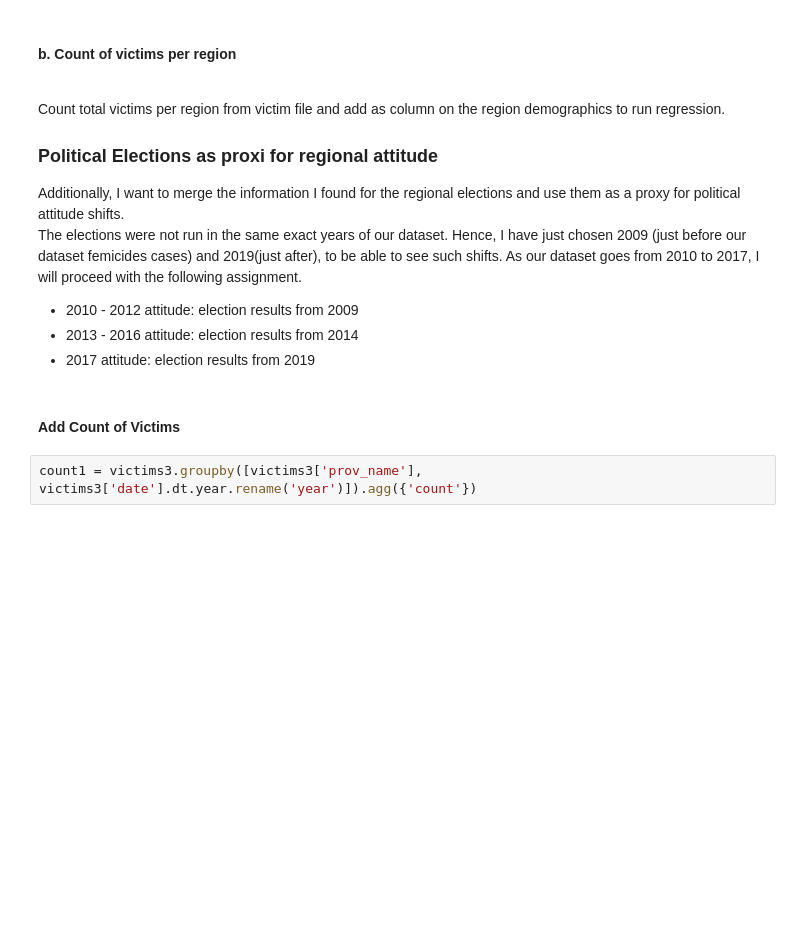
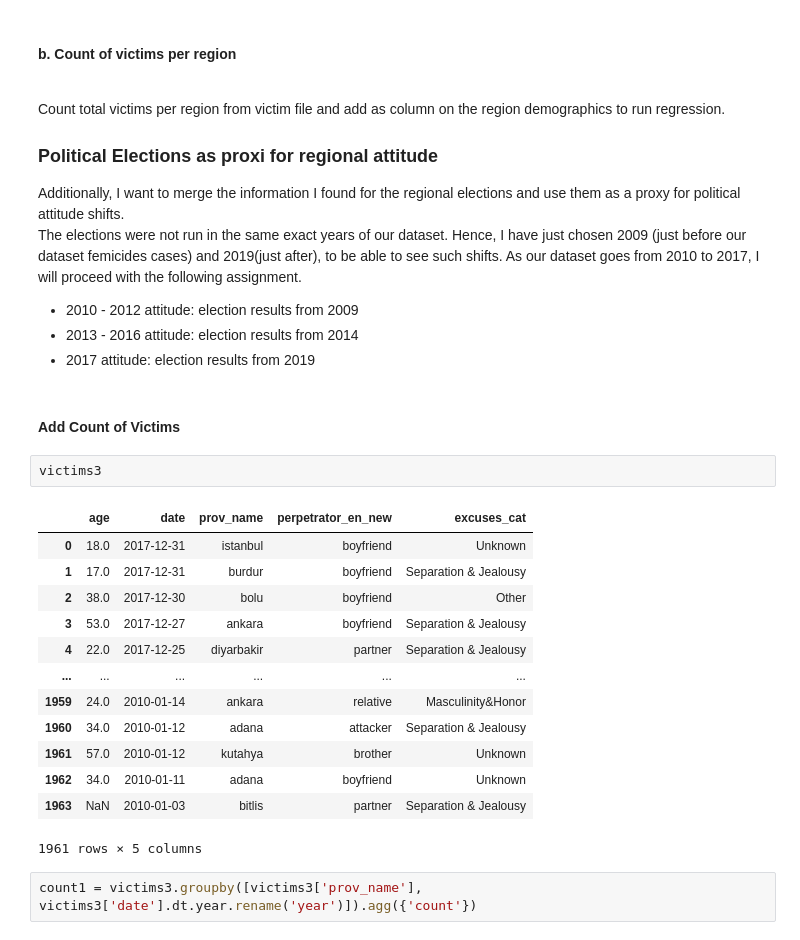
Before and after one commit to alliesegre/turkey_femicides_ironhack, a Jupyter notebook: 1.Cleaning.ipynb, the cells around one changed output. Saved outputs shown, nothing was run; the diff lists cells and outputs as text; blank space fills up the shorter version.

```diff
--- a/1.Cleaning.ipynb
+++ b/1.Cleaning.ipynb
@@ -791,6 +791,22 @@ As our dataset goes from 2010 to 2017, I will proceed with the following assignm
 - 2017 attitude: election results from 2019
 # %% [markdown]
 #### Add Count of Victims
+# %%
+victims3
+# %% [output]
+|  | age | date | prov_name | perpetrator_en_new | excuses_cat |
+| 0 | 18.0 | 2017-12-31 | istanbul | boyfriend | Unknown |
+| 1 | 17.0 | 2017-12-31 | burdur | boyfriend | Separation & Jealousy |
+| 2 | 38.0 | 2017-12-30 | bolu | boyfriend | Other |
+| 3 | 53.0 | 2017-12-27 | ankara | boyfriend | Separation & Jealousy |
+| 4 | 22.0 | 2017-12-25 | diyarbakir | partner | Separation & Jealousy |
+| ... | ... | ... | ... | ... | ... |
+| 1959 | 24.0 | 2010-01-14 | ankara | relative | Masculinity&Honor |
+| 1960 | 34.0 | 2010-01-12 | adana | attacker | Separation & Jealousy |
+| 1961 | 57.0 | 2010-01-12 | kutahya | brother | Unknown |
+| 1962 | 34.0 | 2010-01-11 | adana | boyfriend | Unknown |
+| 1963 | NaN | 2010-01-03 | bitlis | partner | Separation & Jealousy |
+1961 rows × 5 columns
 # %%
 count1 = victims3.groupby([victims3['prov_name'], victims3['date'].dt.year.rename('year')]).agg({'count'})
 # %%
```
Also changed, not shown: parts of 2 cells of this notebook, 3 other files.
